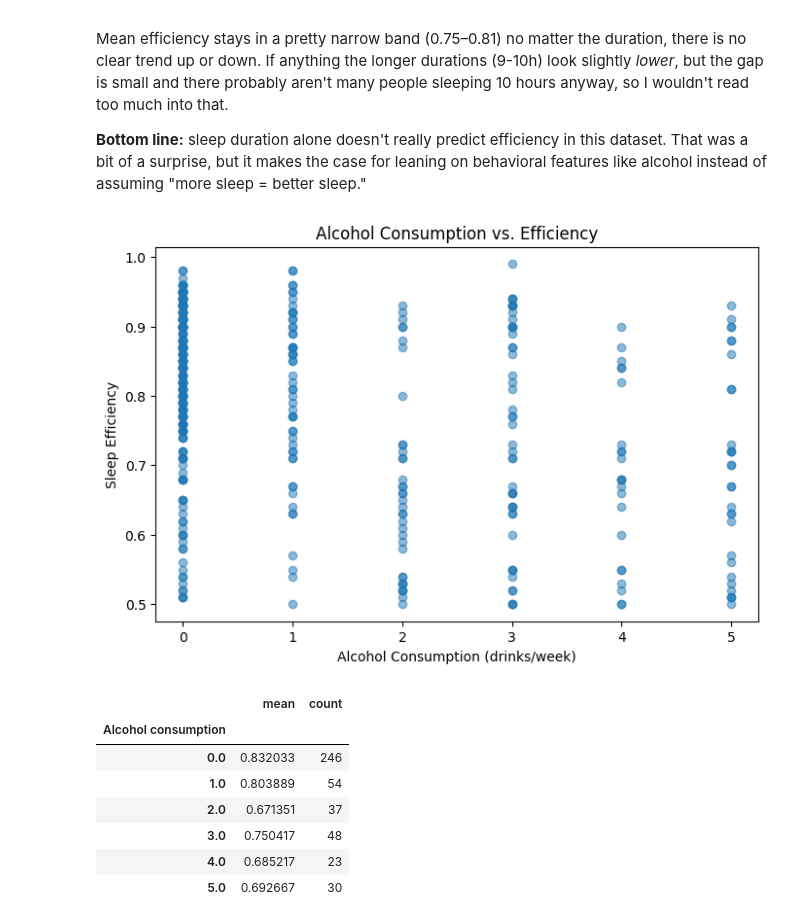
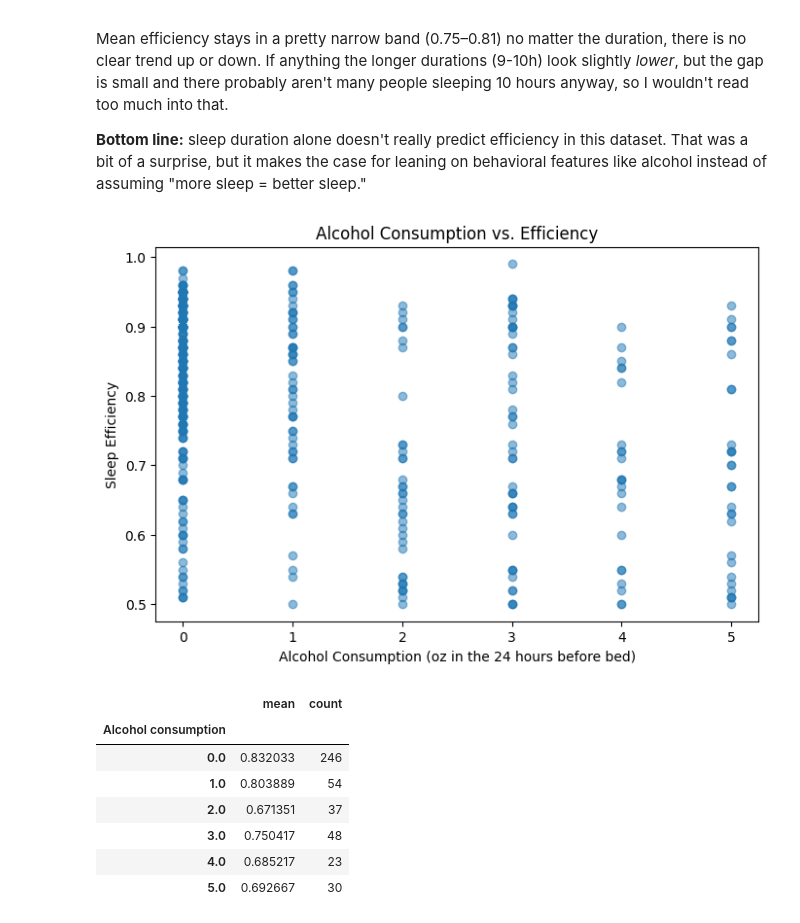
Before and after one commit to stnly999/Sleep-Efficiency-ML-A2, a Jupyter notebook: 14639482_Sleep_Efficiency_A2.ipynb, the cells around one changed output. Cells and saved outputs as stored; diff of their text form; code cells hidden in the pictures.

Commit message:
Add additional checks; correct alcohol units

```diff
--- a/14639482_Sleep_Efficiency_A2.ipynb
+++ b/14639482_Sleep_Efficiency_A2.ipynb
@@ -441,12 +443,12 @@ instead of assuming "more sleep = better sleep."
 # %%
 plt.figure(figsize=(8,5))
 plt.scatter(df['Alcohol consumption'], df['Sleep efficiency'], alpha=0.5)
-plt.xlabel('Alcohol Consumption (drinks/week)')
+plt.xlabel('Alcohol Consumption (oz in the 24 hours before bed)')
 plt.ylabel('Sleep Efficiency')
 plt.title('Alcohol Consumption vs. Efficiency')
 plt.show()
 # %% [output]
-[figure, old version]
+[figure, new version]
 # %%
 df.groupby('Alcohol consumption')['Sleep efficiency'].agg(['mean', 'count'])
 # %% [output]
```
Also changed, not shown: parts of 20 cells of this notebook.
